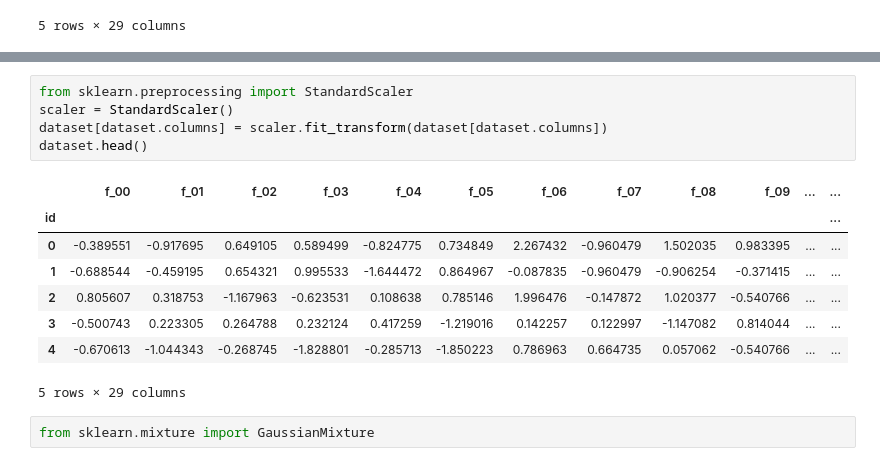
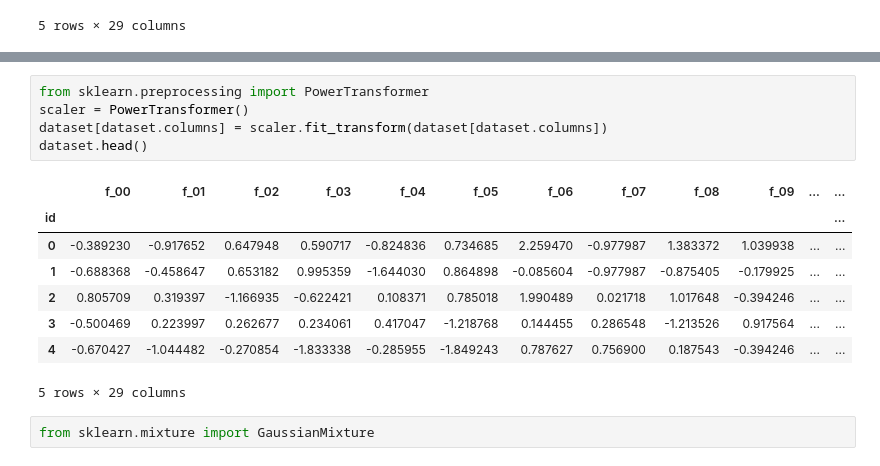
Before and after one commit to svadhera11/ml-notebooks, a Jupyter notebook: tabular-playground-gmm.ipynb, the cells around one changed output, grey strips where cells are left out. Drawn from its saved outputs; the diff is of its cells as text.

```diff
--- a/tabular-playground-gmm.ipynb
+++ b/tabular-playground-gmm.ipynb
@@ -78,18 +78,18 @@ f_27    0
 f_28    0
 dtype: int64
 # %%
-from sklearn.preprocessing import StandardScaler
-scaler = StandardScaler()
+from sklearn.preprocessing import PowerTransformer
+scaler = PowerTransformer()
 dataset[dataset.columns] = scaler.fit_transform(dataset[dataset.columns])
 dataset.head()
 # %% [output]
 |  | f_00 | f_01 | f_02 | f_03 | f_04 | f_05 | f_06 | f_07 | f_08 | f_09 | ... | ... |
 | id |  |  |  |  |  |  |  |  |  |  |  | ... |
-| 0 | -0.389551 | -0.917695 | 0.649105 | 0.589499 | -0.824775 | 0.734849 | 2.267432 | -0.960479 | 1.502035 | 0.983395 | ... | ... |
-| 1 | -0.688544 | -0.459195 | 0.654321 | 0.995533 | -1.644472 | 0.864967 | -0.087835 | -0.960479 | -0.906254 | -0.371415 | ... | ... |
-| 2 | 0.805607 | 0.318753 | -1.167963 | -0.623531 | 0.108638 | 0.785146 | 1.996476 | -0.147872 | 1.020377 | -0.540766 | ... | ... |
-| 3 | -0.500743 | 0.223305 | 0.264788 | 0.232124 | 0.417259 | -1.219016 | 0.142257 | 0.122997 | -1.147082 | 0.814044 | ... | ... |
-| 4 | -0.670613 | -1.044343 | -0.268745 | -1.828801 | -0.285713 | -1.850223 | 0.786963 | 0.664735 | 0.057062 | -0.540766 | ... | ... |
+| 0 | -0.389230 | -0.917652 | 0.647948 | 0.590717 | -0.824836 | 0.734685 | 2.259470 | -0.977987 | 1.383372 | 1.039938 | ... | ... |
+| 1 | -0.688368 | -0.458647 | 0.653182 | 0.995359 | -1.644030 | 0.864898 | -0.085604 | -0.977987 | -0.875405 | -0.179925 | ... | ... |
+| 2 | 0.805709 | 0.319397 | -1.166935 | -0.622421 | 0.108371 | 0.785018 | 1.990489 | 0.021718 | 1.017648 | -0.394246 | ... | ... |
+| 3 | -0.500469 | 0.223997 | 0.262677 | 0.234061 | 0.417047 | -1.218768 | 0.144455 | 0.286548 | -1.213526 | 0.917564 | ... | ... |
+| 4 | -0.670427 | -1.044482 | -0.270854 | -1.833338 | -0.285955 | -1.849243 | 0.787627 | 0.756900 | 0.187543 | -0.394246 | ... | ... |
 5 rows × 29 columns
 # %%
 from sklearn.mixture import GaussianMixture
```
Also changed, not shown: parts of 9 cells of this notebook.
